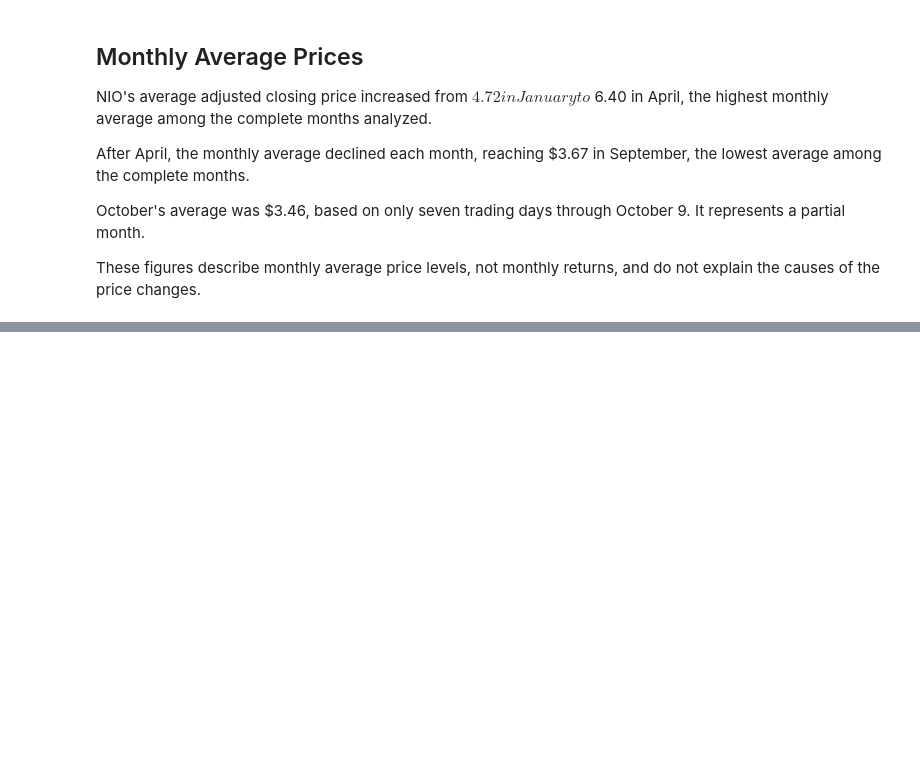
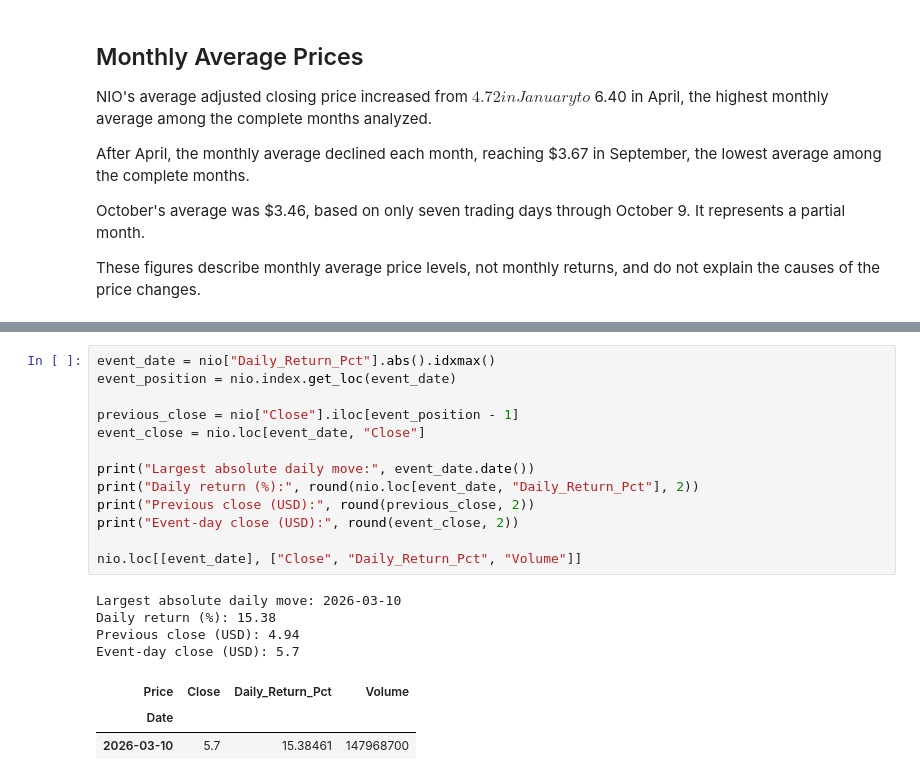
Before and after one commit to LiMeizhi1/mgs3101-analysis, a Jupyter notebook: nio_analysis.ipynb, the cells around one changed output, grey strips where cells are left out. Drawn from its saved outputs; the diff is of its cells as text; blank space fills up the shorter version.

```diff
--- a/nio_analysis.ipynb
+++ b/nio_analysis.ipynb
@@ -228,0 +238,21 @@ returns, and do not explain the causes of the price changes.
+# %%
+event_date = nio["Daily_Return_Pct"].abs().idxmax()
+event_position = nio.index.get_loc(event_date)
+
+previous_close = nio["Close"].iloc[event_position - 1]
+event_close = nio.loc[event_date, "Close"]
+
+print("Largest absolute daily move:", event_date.date())
+print("Daily return (%):", round(nio.loc[event_date, "Daily_Return_Pct"], 2))
+print("Previous close (USD):", round(previous_close, 2))
+print("Event-day close (USD):", round(event_close, 2))
+
+nio.loc[[event_date], ["Close", "Daily_Return_Pct", "Volume"]]
+# %% [output]
+Largest absolute daily move: 2026-03-10
+Daily return (%): 15.38
+Previous close (USD): 4.94
+Event-day close (USD): 5.7
+| Price | Close | Daily_Return_Pct | Volume |
+| Date |  |  |  |
+| 2026-03-10 | 5.7 | 15.38461 | 147968700 |
```
Also changed, not shown: parts of 7 cells of this notebook.
